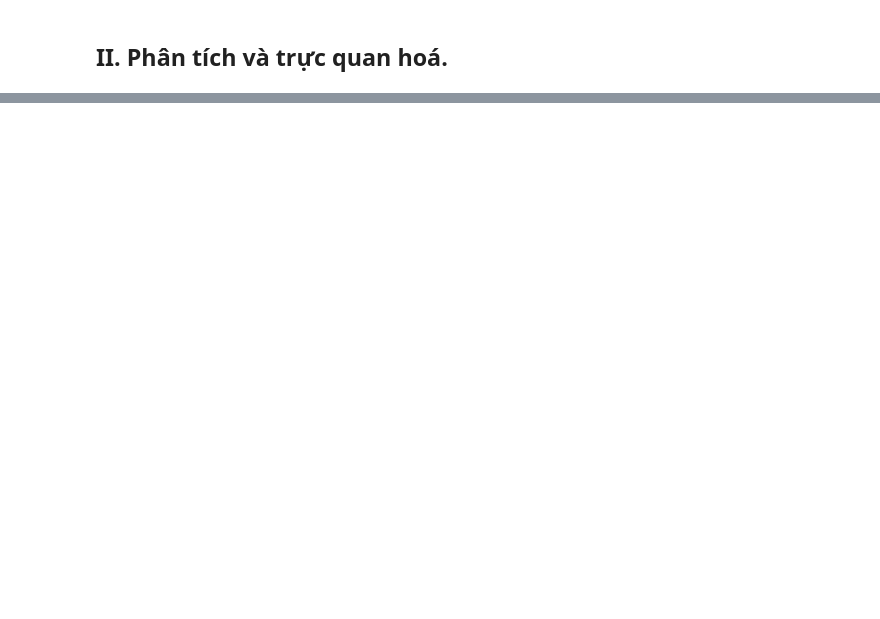
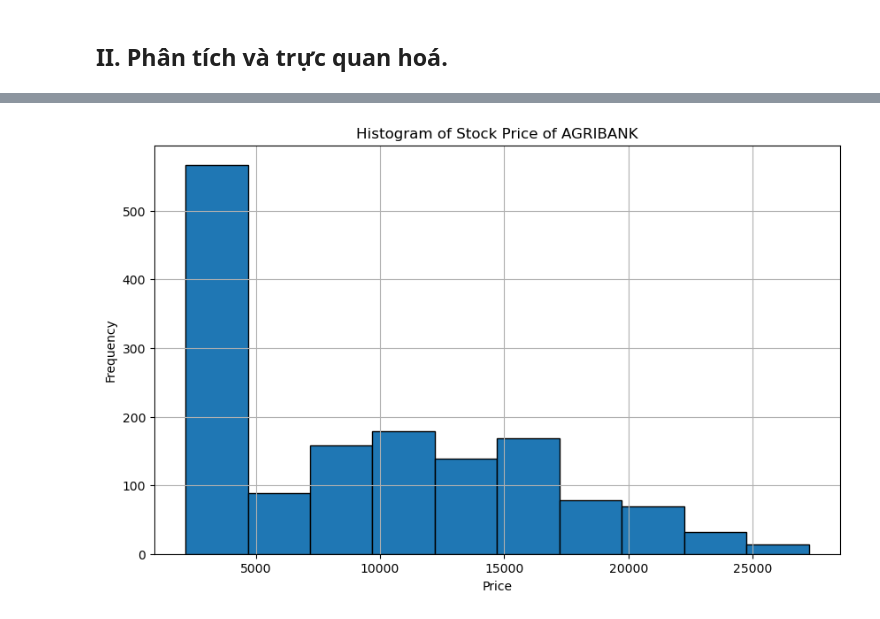
Before and after one commit to HTNam1710/DataViz_Lab02, a Jupyter notebook: C-Data-exploration-04.ipynb, the cells around one changed output, grey strips where cells are left out. Cells and saved outputs as stored; diff of their text form; code cells hidden in the pictures; blank space fills up the shorter version.

```diff
--- a/C-Data-exploration-04.ipynb
+++ b/C-Data-exploration-04.ipynb
@@ -170,0 +218,13 @@ hết notes
+# %%
+def histogram_plot(series, series_name):
+    plt.figure(figsize=(10, 6))
+    plt.hist(series, bins=10, edgecolor='black')
+    plt.title(f'Histogram of {series_name}')
+    plt.xlabel('Price')
+    plt.ylabel('Frequency')
+    plt.grid(True)
+    plt.show()
+# %%
+histogram_plot(series=AGR_df['Price'], series_name='Stock Price of AGRIBANK')
+# %% [output]
+[figure, added]
```
Also changed, not shown: parts of 72 cells of this notebook.
